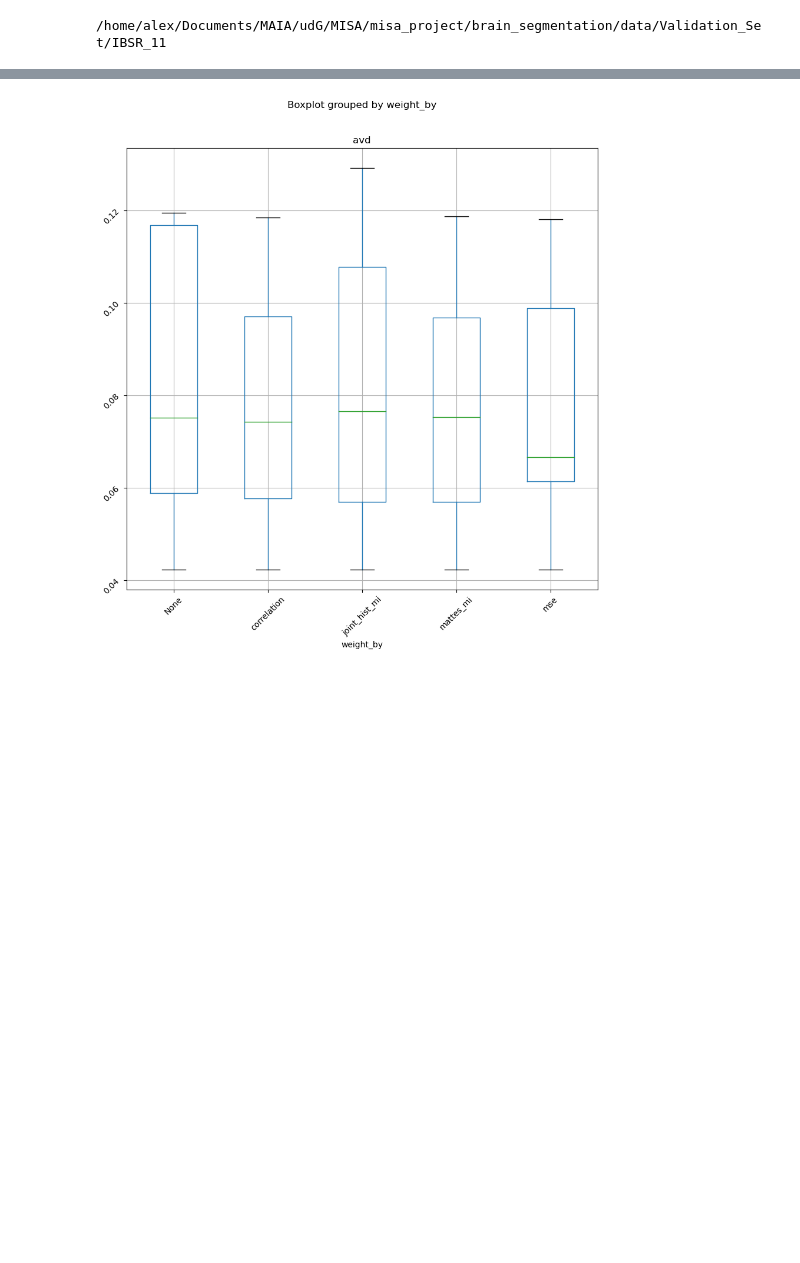
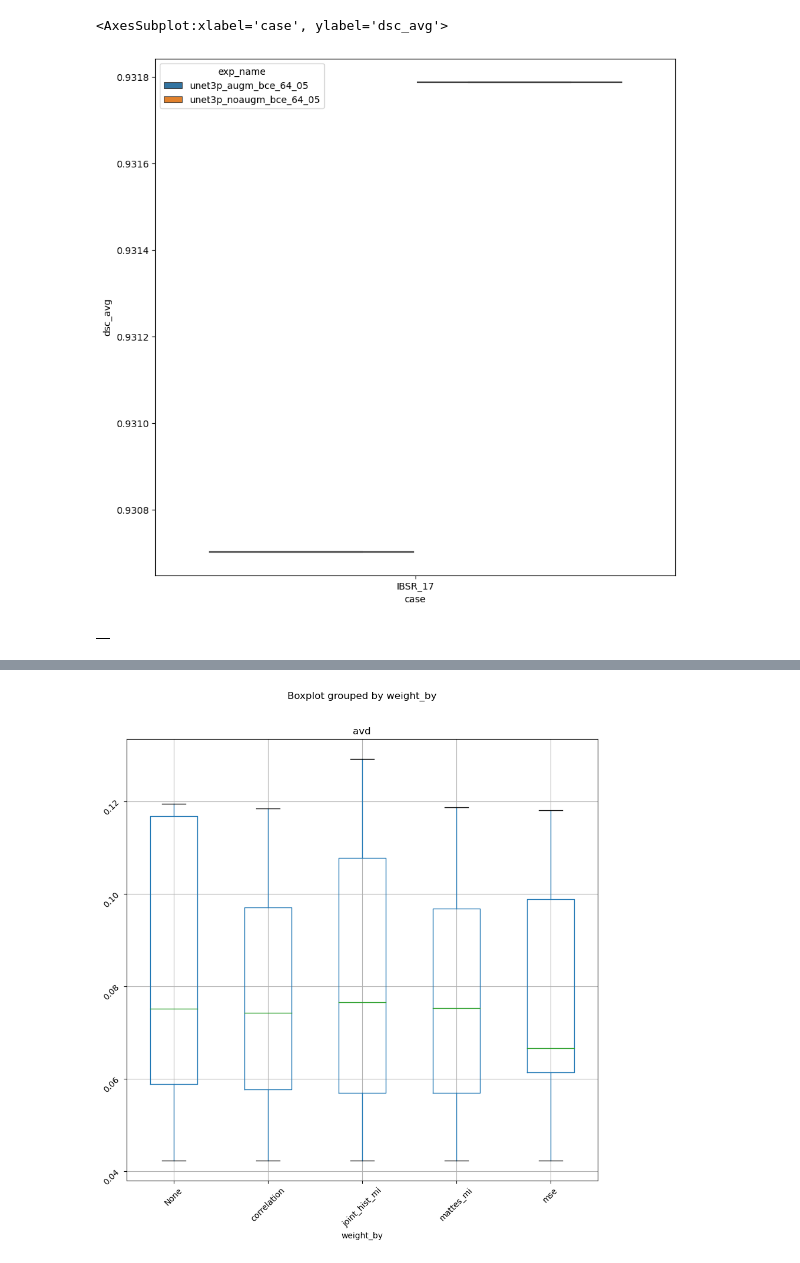
Before and after one commit to vladzalevskyi/brain-segmentation, a Jupyter notebook: 1_MultiAtlasSegmentation_metrics.ipynb, the cells around one changed output, grey strips where cells are left out. Cells and saved outputs as stored; diff of their text form; code cells hidden in the pictures; blank space fills up the shorter version.

Commit message:
u-net results

```diff
--- a/1_MultiAtlasSegmentation_metrics.ipynb
+++ b/1_MultiAtlasSegmentation_metrics.ipynb
@@ -20,6 +20,8 @@ test_path = Path().resolve()/'data/Test_Set'
 pd_val_path = Path().resolve() / 'proc_data/Validation_Set/'
 pd_train_path = Path().resolve() / 'proc_data/Training_Set/'
 pd_test_path = Path().resolve() / 'proc_data/Test_Set/'
+
+unet_exps = Path().resolve() / 'unet_results/'
 # %%
 def multi_atlass(val_set, weight_by=None, power=3):
     # create image placeholders for atlases propagations
@@ -137,16 +139,46 @@ def compute_hd(discr_map: sitk.Image, val_segmentation: sitk.Image):
     hdists = monai.metrics.compute_hausdorff_distance(y_pred, y, percentile=95).numpy()
 
     return hdists
-# %%
-for val_set in val_path.iterdir():
-    print(val_set)
-    w = None
-    power = 3
-    discr_map, prb_atlas, val_segmentation, reg_metrics, val_img = multi_atlass(val_set, weight_by=w, power=power)
-    break
-sitk.WriteImage(discr_map, str(val_set/'results'/f'{val_set.name}_atlas_none.nii.gz'))
-# %% [output]
-/home/alex/Documents/MAIA/udG/MISA/misa_project/brain_segmentation/data/Validation_Set/IBSR_11
+# %%
+results_unet = []
+for exp_name in unet_exps.iterdir():
+    case_exp = []
+    if exp_name.is_dir():
+        # print(exp_name)
+        for case in exp_name.iterdir():
+            if case.name == 'results.csv':
+                continue
+            # print(val_path/(str(case.name).split('_')[0] + '_' + str(case.name).split('_')[1])/case.name)
+            dict_scores = {}
+            img_seg = sitk.ReadImage(str(case))
+            val_segmentation = sitk.ReadImage(str(val_path/(str(case.name).split('_')[0] + '_' + str(case.name).split('_')[1])/case.name))
+            dict_scores['exp_name'] = exp_name.name
+            dict_scores['case'] = str(case.name).split('_')[0] + '_' + str(case.name).split('_')[1]
+            scores = ExpectationMaximization.compute_dice(convert_itk_to_nda(val_segmentation), convert_itk_to_nda(img_seg))
+            dict_scores['dsc_csf'] = scores['ds_csf']
+            dict_scores['dsc_gm'] = scores['ds_gm']
+            dict_scores['dsc_wm'] = scores['ds_wm']
+            dict_scores['dsc_avg'] = np.mean(list(scores.values()))
+            dict_scores['avd'] = compute_avd(img_seg, val_segmentation)
+            hdists = compute_hd(img_seg, val_segmentation)[0]
+            scores['hd_csf'] = hdists[0]
+            scores['hd_gm'] = hdists[1]
+            scores['hd_wm'] = hdists[2]
+            scores['hd_avg'] = np.mean(hdists)
+        case_exp.append(dict_scores)
+    results_unet.extend(case_exp)
+# %%
+results_unet = pd.DataFrame(results_unet)
+# %%
+plt.figure(figsize=(10, 10))
+sns.boxplot(data=results_unet, x='case', y='dsc_avg', hue='exp_name')
+# %% [output]
+<AxesSubplot:xlabel='case', ylabel='dsc_avg'>
+[figure, added]
+# %%
+pd.DataFrame(results_unet)
+# %% [output]
+|  |
 # %%
 ma_results
 # %% [output]
```
Also changed, not shown: parts of 4 cells of this notebook.
